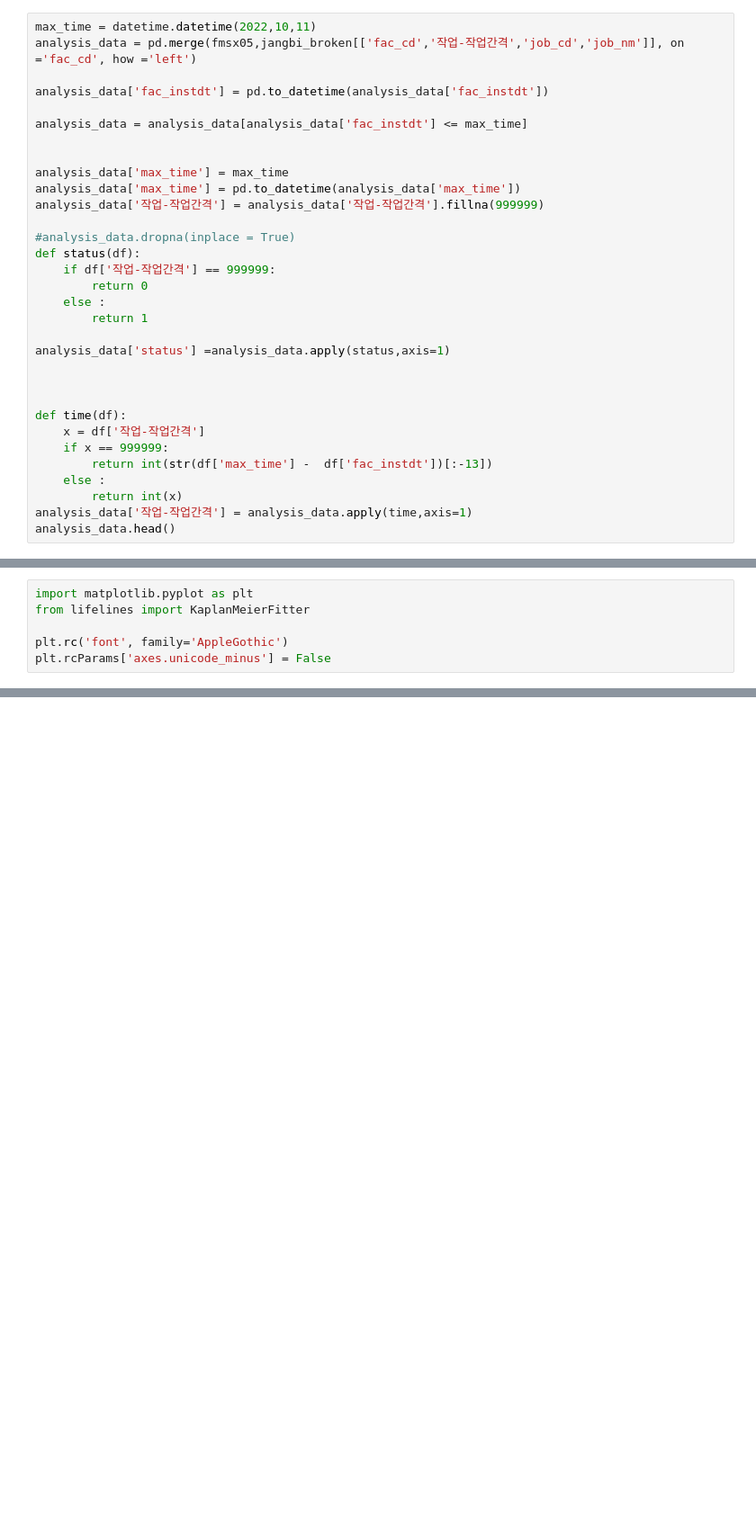
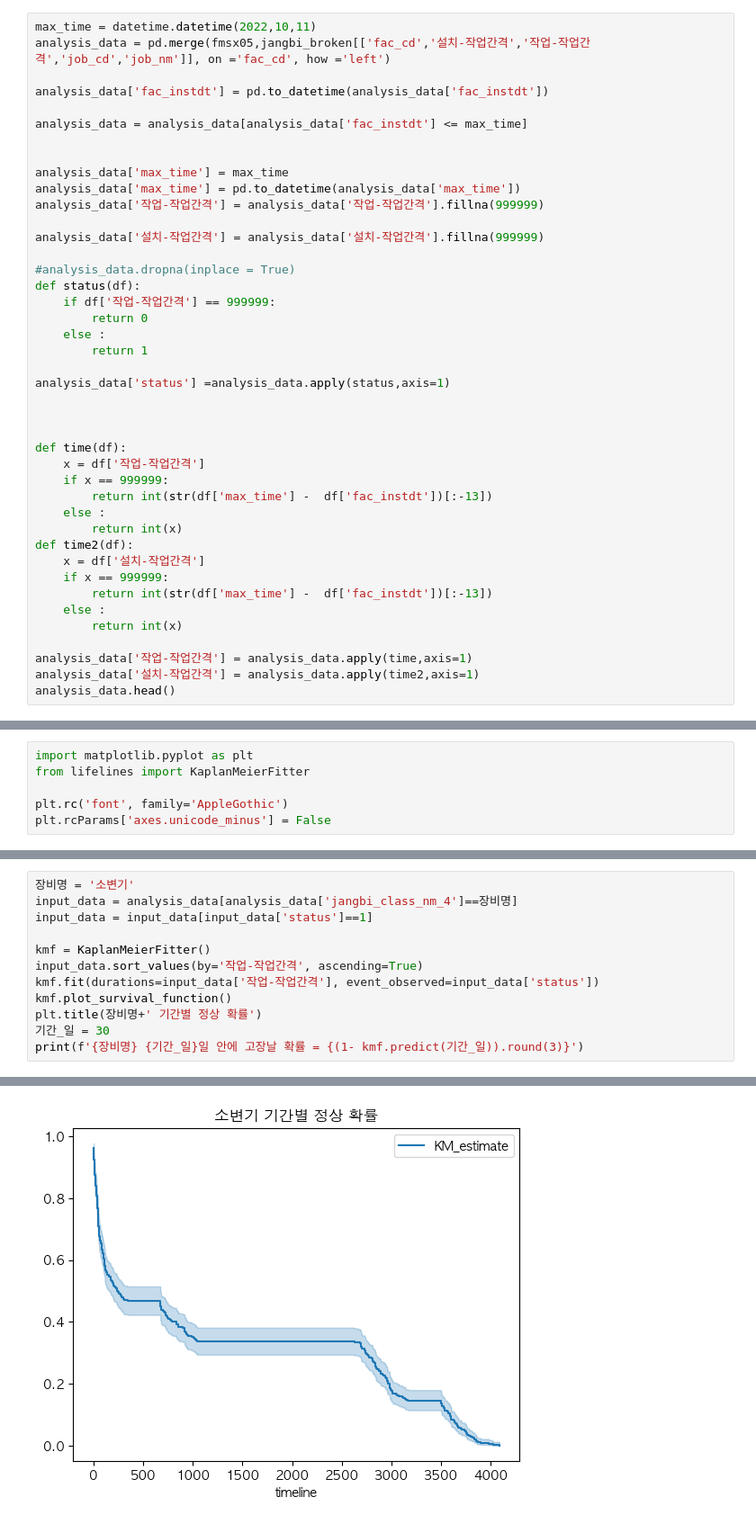
Before and after one commit to KeumHyeonJun/Governmnet_project, a Jupyter notebook: 자재/장비생애예측_final.ipynb, the cells around one changed output, grey strips where cells are left out. Shown at 90% size. Drawn from its saved outputs; the diff is of its cells as text; blank space fills up the shorter version.

```diff
--- a/자재/장비생애예측_final.ipynb
+++ b/자재/장비생애예측_final.ipynb
@@ -161,7 +161,7 @@ See the caveats in the documentation: https://pandas.pydata.org/pandas-docs/stab
 5 rows × 25 columns
 # %%
 max_time = datetime.datetime(2022,10,11)
-analysis_data = pd.merge(fmsx05,jangbi_broken[['fac_cd','작업-작업간격','job_cd','job_nm']], on ='fac_cd', how ='left')
+analysis_data = pd.merge(fmsx05,jangbi_broken[['fac_cd','설치-작업간격','작업-작업간격','job_cd','job_nm']], on ='fac_cd', how ='left')
 
 analysis_data['fac_instdt'] = pd.to_datetime(analysis_data['fac_instdt'])
 
@@ -171,6 +171,8 @@ analysis_data = analysis_data[analysis_data['fac_instdt'] <= max_time]
 analysis_data['max_time'] = max_time
 analysis_data['max_time'] = pd.to_datetime(analysis_data['max_time'])
 analysis_data['작업-작업간격'] = analysis_data['작업-작업간격'].fillna(999999)
+
+analysis_data['설치-작업간격'] = analysis_data['설치-작업간격'].fillna(999999)
 
 #analysis_data.dropna(inplace = True)
 def status(df):
@@ -189,7 +191,15 @@ def time(df):
         return int(str(df['max_time'] -  df['fac_instdt'])[:-13])
     else :
         return int(x)
+def time2(df):
+    x = df['설치-작업간격']
+    if x == 999999:
+        return int(str(df['max_time'] -  df['fac_instdt'])[:-13])
+    else :
+        return int(x)
+
 analysis_data['작업-작업간격'] = analysis_data.apply(time,axis=1)
+analysis_data['설치-작업간격'] = analysis_data.apply(time2,axis=1)
 analysis_data.head()
 # %% [output]
 |  | fac_cd | fac_nm | jangbi_class_nm_1 | jangbi_class_nm_2 | jangbi_class_nm_3 | jangbi_class_nm_4 | ... |
@@ -242,0 +234,13 @@ FMSX05_장비마스터
+# %%
+장비명 = '소변기'
+input_data = analysis_data[analysis_data['jangbi_class_nm_4']==장비명]
+input_data = input_data[input_data['status']==1]
+
+kmf = KaplanMeierFitter()
+input_data.sort_values(by='작업-작업간격', ascending=True)
+kmf.fit(durations=input_data['작업-작업간격'], event_observed=input_data['status'])
+kmf.plot_survival_function()
+plt.title(장비명+' 기간별 정상 확률')
+기간_일 = 30
+print(f'{장비명} {기간_일}일 안에 고장날 확률 = {(1- kmf.predict(기간_일)).round(3)}')
+# %% [output]
@@ -242,0 +248 @@ FMSX05_장비마스터
+[figure, added]
```
Also changed, not shown: parts of 7 cells of this notebook, 1 other file.
